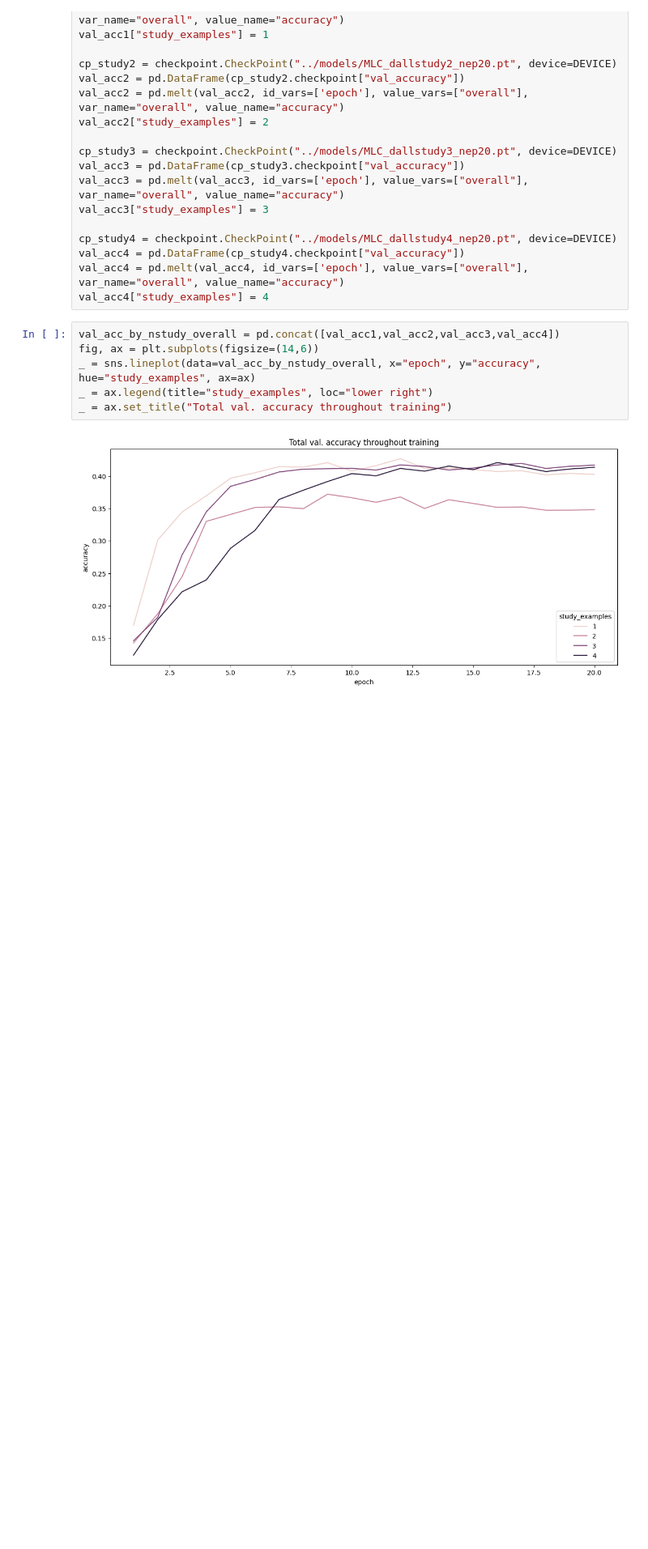
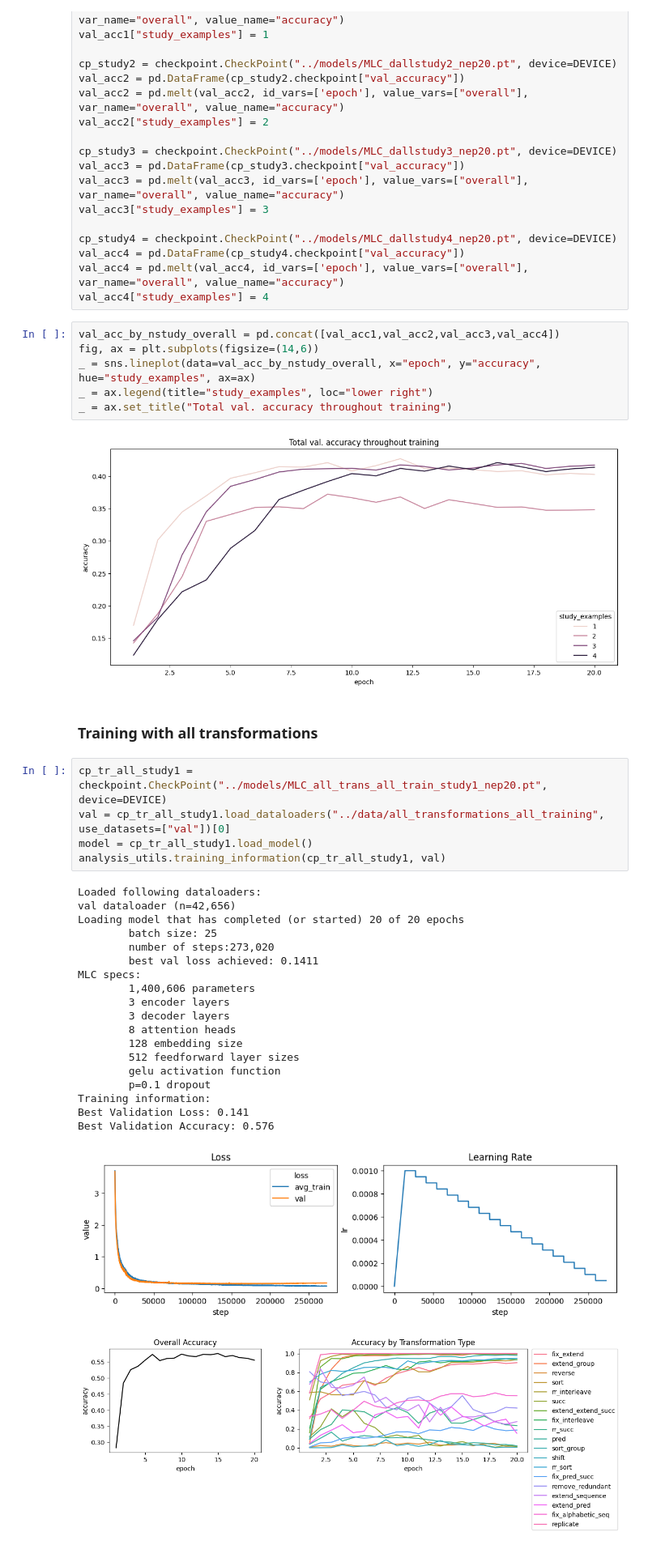
Before and after one commit to philipp-hellwig/MLC-letter-string-analogies, a Jupyter notebook: analyses/all_trans.ipynb, the cells around one changed output. Shown at 81% size. Drawn from its saved outputs; the diff is of its cells as text; blank space fills up the shorter version.

```diff
--- a/analyses/all_trans.ipynb
+++ b/analyses/all_trans.ipynb
@@ -261,3 +261,31 @@ _ = ax.legend(title="study_examples", loc="lower right")
 _ = ax.set_title("Total val. accuracy throughout training")
 # %% [output]
 [figure]
+# %% [markdown]
+### Training with all transformations
+# %%
+cp_tr_all_study1 = checkpoint.CheckPoint("../models/MLC_all_trans_all_train_study1_nep20.pt", device=DEVICE)
+val = cp_tr_all_study1.load_dataloaders("../data/all_transformations_all_training", use_datasets=["val"])[0]
+model = cp_tr_all_study1.load_model()
+analysis_utils.training_information(cp_tr_all_study1, val)
+# %% [output]
+Loaded following dataloaders:
+val dataloader (n=42,656)
+Loading model that has completed (or started) 20 of 20 epochs
+        batch size: 25
+        number of steps:273,020
+        best val loss achieved: 0.1411
+MLC specs:
+        1,400,606 parameters
+        3 encoder layers
+        3 decoder layers
+        8 attention heads
+        128 embedding size
+        512 feedforward layer sizes
+        gelu activation function
+        p=0.1 dropout
+Training information:
+Best Validation Loss: 0.141
+Best Validation Accuracy: 0.576
+[figure, added]
+[figure, added]
```
Also changed, not shown: parts of 9 cells of this notebook, 1 other file.
